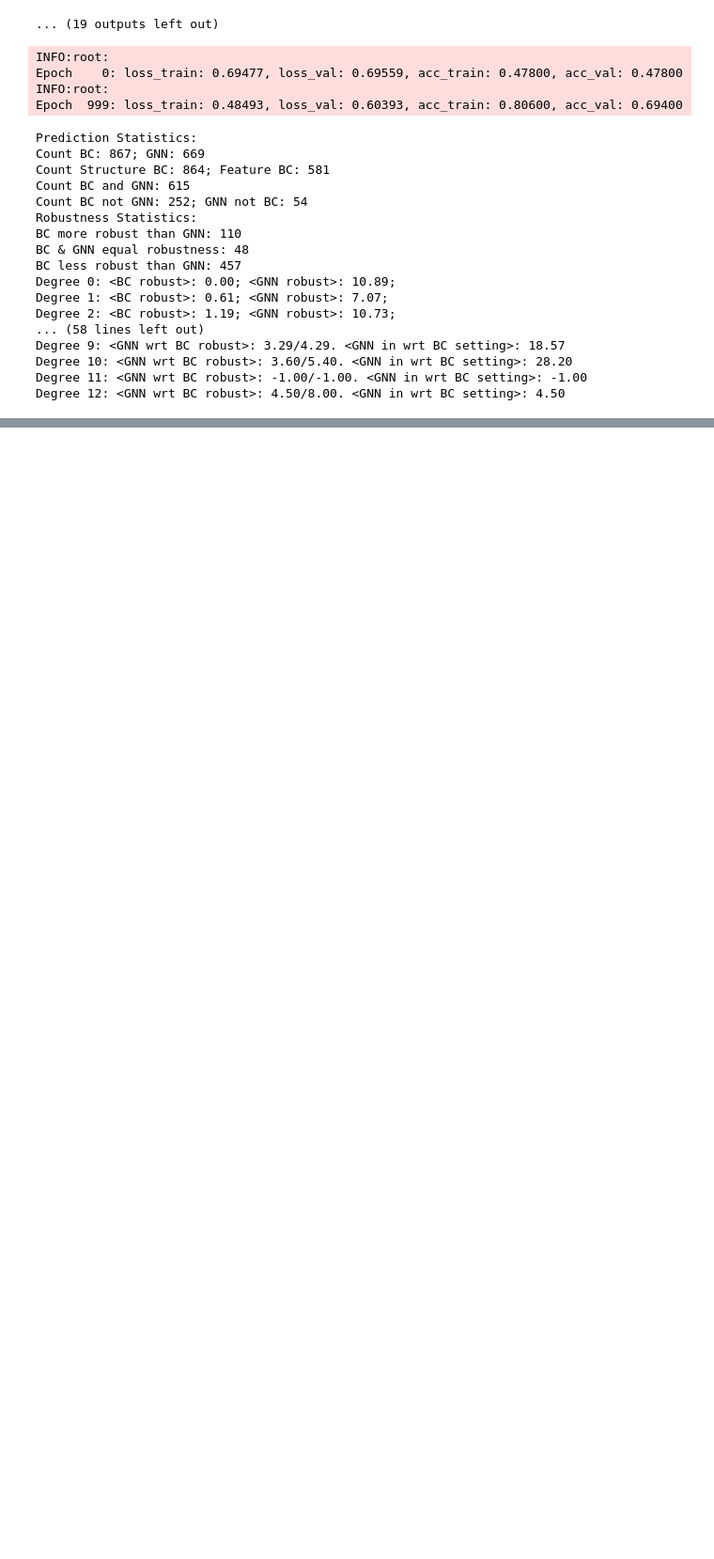
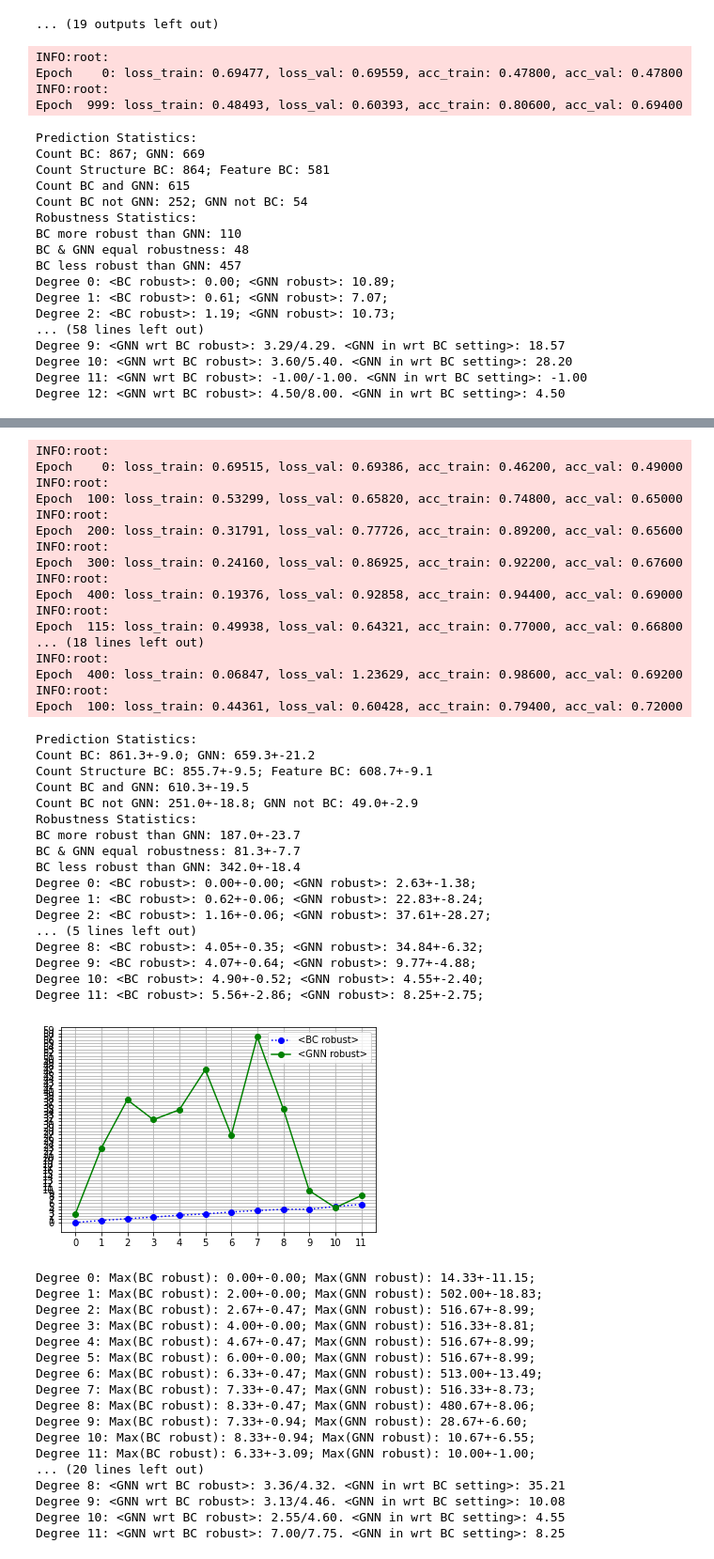
Before and after one commit to saper0/revisiting_robustness, a Jupyter notebook: eval_robustness.ipynb, the cells around one changed output, grey strips where cells are left out. Shown at 94% size. Drawn from its saved outputs; the diff is of its cells as text; code cells hidden in the pictures; blank space fills up the shorter version.

```diff
--- a/eval_robustness.ipynb
+++ b/eval_robustness.ipynb
@@ -814,0 +914,10 @@ np.sum(A_[:,n])
+# %%
+n = 1000
+n_iter = 1000
+avg_intra_degree = 1.5 * 2 # intra_edges_per_node * 2
+avg_inter_degree = 0.5 * 2
+seed_l = [1, 2, 3]
+K_l = [0.5, 1, 1.5, 2, 5]
+attack_method = "l2"
+perform_experiments(n, seed_l, n_iter, avg_intra_degree, avg_inter_degree, K_l, attack_method)
+# %% [output]
@@ -814,0 +926,52 @@ np.sum(A_[:,n])
+INFO:root:
+Epoch    0: loss_train: 0.69515, loss_val: 0.69386, acc_train: 0.46200, acc_val: 0.49000
+INFO:root:
+Epoch  100: loss_train: 0.53299, loss_val: 0.65820, acc_train: 0.74800, acc_val: 0.65000
+INFO:root:
+Epoch  200: loss_train: 0.31791, loss_val: 0.77726, acc_train: 0.89200, acc_val: 0.65600
+INFO:root:
+Epoch  300: loss_train: 0.24160, loss_val: 0.86925, acc_train: 0.92200, acc_val: 0.67600
+INFO:root:
+Epoch  400: loss_train: 0.19376, loss_val: 0.92858, acc_train: 0.94400, acc_val: 0.69000
+INFO:root:
+Epoch  115: loss_train: 0.49938, loss_val: 0.64321, acc_train: 0.77000, acc_val: 0.66800
+... (18 lines left out)
+INFO:root:
+Epoch  400: loss_train: 0.06847, loss_val: 1.23629, acc_train: 0.98600, acc_val: 0.69200
+INFO:root:
+Epoch  100: loss_train: 0.44361, loss_val: 0.60428, acc_train: 0.79400, acc_val: 0.72000
+Prediction Statistics:
+Count BC: 861.3+-9.0; GNN: 659.3+-21.2
+Count Structure BC: 855.7+-9.5; Feature BC: 608.7+-9.1
+Count BC and GNN: 610.3+-19.5
+Count BC not GNN: 251.0+-18.8; GNN not BC: 49.0+-2.9
+Robustness Statistics:
+BC more robust than GNN: 187.0+-23.7
+BC & GNN equal robustness: 81.3+-7.7
+BC less robust than GNN: 342.0+-18.4
+Degree 0: <BC robust>: 0.00+-0.00; <GNN robust>: 2.63+-1.38;
+Degree 1: <BC robust>: 0.62+-0.06; <GNN robust>: 22.83+-8.24;
+Degree 2: <BC robust>: 1.16+-0.06; <GNN robust>: 37.61+-28.27;
+... (5 lines left out)
+Degree 8: <BC robust>: 4.05+-0.35; <GNN robust>: 34.84+-6.32;
+Degree 9: <BC robust>: 4.07+-0.64; <GNN robust>: 9.77+-4.88;
+Degree 10: <BC robust>: 4.90+-0.52; <GNN robust>: 4.55+-2.40;
+Degree 11: <BC robust>: 5.56+-2.86; <GNN robust>: 8.25+-2.75;
+[figure, added]
+Degree 0: Max(BC robust): 0.00+-0.00; Max(GNN robust): 14.33+-11.15;
+Degree 1: Max(BC robust): 2.00+-0.00; Max(GNN robust): 502.00+-18.83;
+Degree 2: Max(BC robust): 2.67+-0.47; Max(GNN robust): 516.67+-8.99;
+Degree 3: Max(BC robust): 4.00+-0.00; Max(GNN robust): 516.33+-8.81;
+Degree 4: Max(BC robust): 4.67+-0.47; Max(GNN robust): 516.67+-8.99;
+Degree 5: Max(BC robust): 6.00+-0.00; Max(GNN robust): 516.67+-8.99;
+Degree 6: Max(BC robust): 6.33+-0.47; Max(GNN robust): 513.00+-13.49;
+Degree 7: Max(BC robust): 7.33+-0.47; Max(GNN robust): 516.33+-8.73;
+Degree 8: Max(BC robust): 8.33+-0.47; Max(GNN robust): 480.67+-8.06;
+Degree 9: Max(BC robust): 7.33+-0.94; Max(GNN robust): 28.67+-6.60;
+Degree 10: Max(BC robust): 8.33+-0.94; Max(GNN robust): 10.67+-6.55;
+Degree 11: Max(BC robust): 6.33+-3.09; Max(GNN robust): 10.00+-1.00;
+... (20 lines left out)
+Degree 8: <GNN wrt BC robust>: 3.36/4.32. <GNN in wrt BC setting>: 35.21
+Degree 9: <GNN wrt BC robust>: 3.13/4.46. <GNN in wrt BC setting>: 10.08
+Degree 10: <GNN wrt BC robust>: 2.55/4.60. <GNN in wrt BC setting>: 4.55
+Degree 11: <GNN wrt BC robust>: 7.00/7.75. <GNN in wrt BC setting>: 8.25
```
Also changed, not shown: parts of 13 cells of this notebook, 3 other files.
